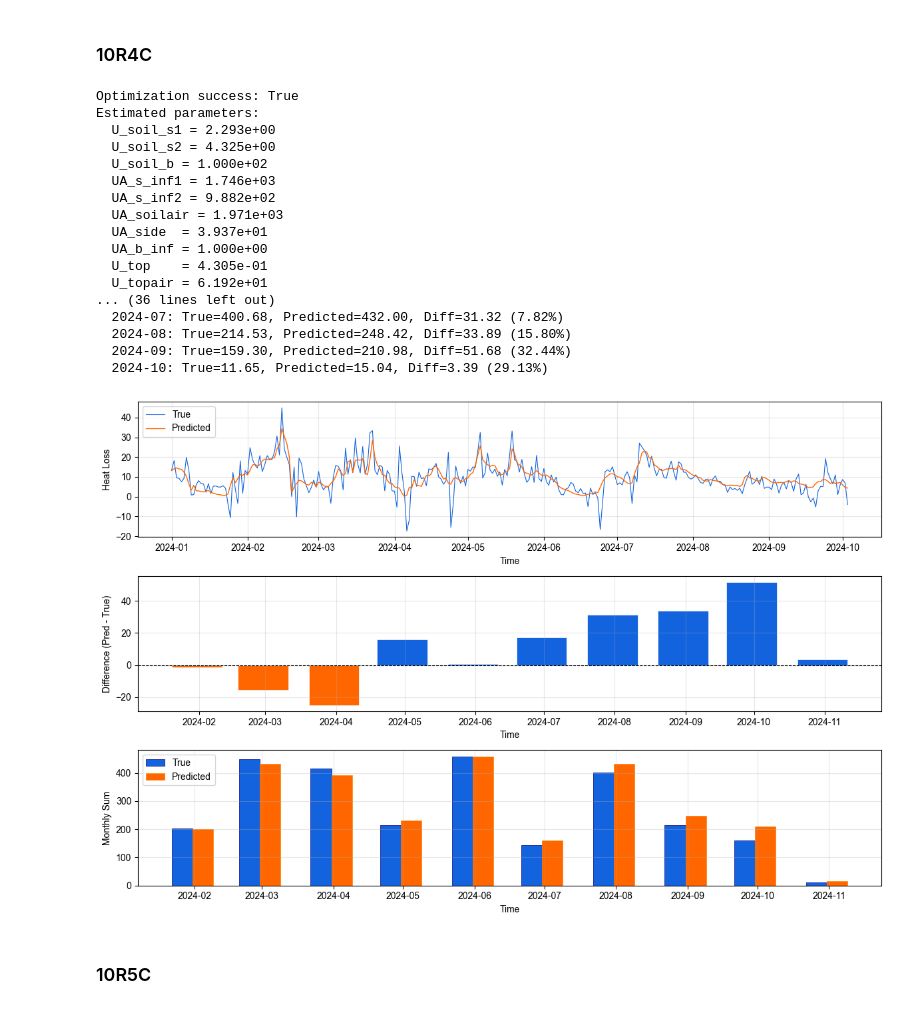
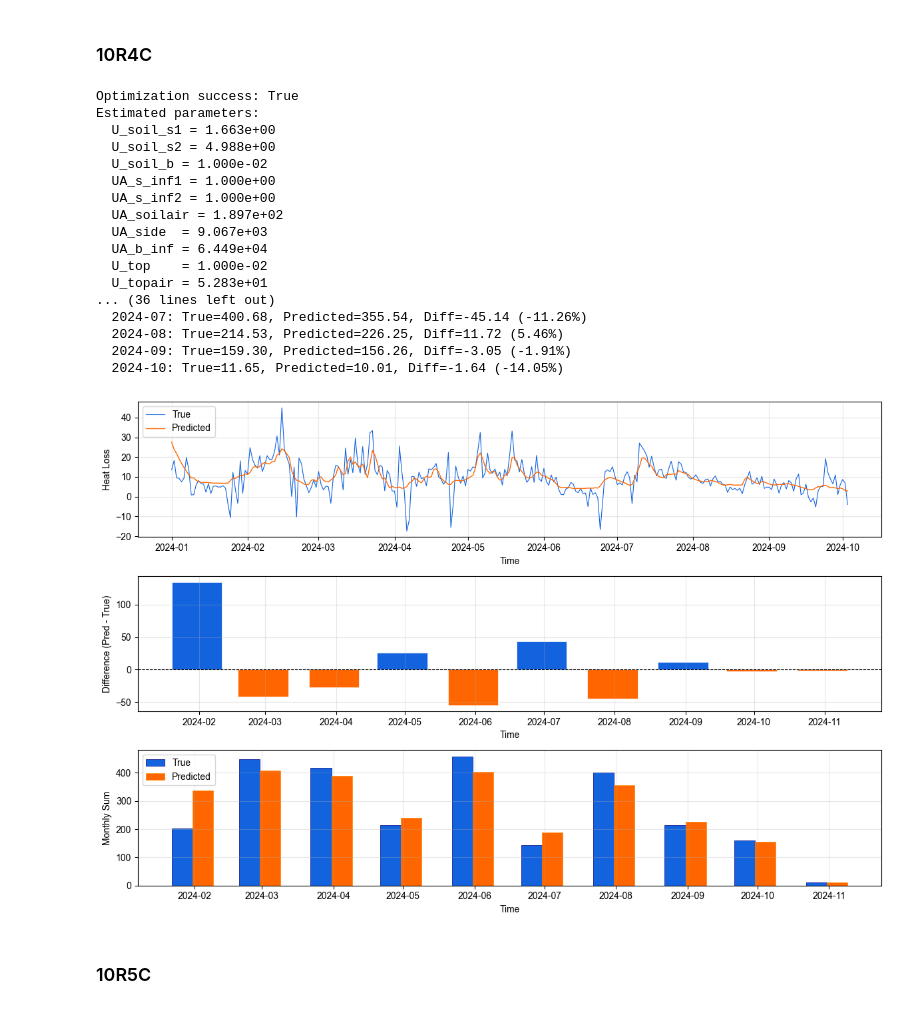
Before and after one commit to chenxie0591/GreyBox-model-heatloss-PTES, a Jupyter notebook: Greybox_heatloss_GitHub.ipynb, the cells around one changed output. Cells and saved outputs as stored; diff of their text form; code cells hidden in the pictures.

```diff
--- a/Greybox_heatloss_GitHub.ipynb
+++ b/Greybox_heatloss_GitHub.ipynb
@@ -21,7 +21,7 @@ set_all_seeds(42)
 # %% [markdown]
 ### (1) load data
 # %%
-df = pd.read_csv('hoje_taastrup_10min.csv',index_col=0)
+df = pd.read_csv('D:/work/PhD/TREASURE/fault-diagnosis/model/data/processed/hoje_taastrup_10min.csv',index_col=0)
 df.index = pd.to_datetime(df.index)
 A_strings = [c for c in df.columns if c.startswith('A')]
 A_strings.sort()
@@ -390,8 +390,8 @@ def state_variable_model(trainx, trainy, testx, testy):
               (0.01,100),      # U_topair
               (1e9,5e12),      # C_s
               (1e7,1e10),      # C_top
-              (5,90),          # Ts0
-              (5,90)]          # Tt0
+              (5,30),          # Ts0
+              (5,30)]          # Tt0
 
 
     lb = [b[0] for b in bounds]
@@ -547,8 +547,8 @@ def state_variable_model(trainx, trainy, testx, testy):
               (0.01,100),     # U_top
               (1e9,5e12),     # C_s
               (1e8,5e11),     # C_b
-              (5,90),         # Ts0
-              (5,90)]         # Tb0
+              (5,30),         # Ts0
+              (5,30)]         # Tb0
 
     lb = [b[0] for b in bounds]
     ub = [b[1] for b in bounds]
@@ -780,9 +780,9 @@ def state_variable_model(trainx, trainy, testx, testy, loss_type='mse'):
               (1e9,5e12),     # C_s
               (1e8,5e11),     # C_b
               (1e7,1e10),     # C_top
-              (5,90),         # Ts0
-              (5,90),         # Tb0
-              (5,90)]         # Tt0
+              (5,30),         # Ts0
+              (5,30),         # Tb0
+              (5,30)]         # Tt0
 
 
     lb = [b[0] for b in bounds]
@@ -970,10 +970,10 @@ def state_variable_model(trainx, trainy, testx, testy):
               (1e9,5e12),     # C_s1
               (1e9,5e12),     # C_s2
               (1e8,5e11),     # C_b
-              (5,90),         # Tt0
-              (5,90),         # Ts1
-              (5,90),         # Ts2
-              (5,90)]         # Tb0
+              (5,30),         # Tt0
+              (5,30),         # Ts1
+              (5,30),         # Ts2
+              (5,30)]         # Tb0
 
 
     lb = [b[0] for b in bounds]
@@ -1003,48 +1003,48 @@ def state_variable_model(trainx, trainy, testx, testy):
 
     calculate_error_statistics(trainy, train_pred, testy, test_pred, model_name='Model')
     plot_compare(testy, test_pred)
 
     results_df = pd.DataFrame({
         'observed': testy,
         'predicted': test_pred
     })
     # results_df.to_csv('10R4C.csv', index=True, index_label='datetime')
 
 
 waterside1 = water.iloc[:,:10].mean(axis=1)
 waterside2 = water.iloc[:,10:].mean(axis=1)
 watertop = water['A_00.25m']
 waterbot = water['A_13.80m']
 
 water_input = pd.concat([watertop,waterbot,waterside1,waterside2,tair],axis=1)
 water_input.columns = ['watertop','waterbot','waterside1','waterside2','Tam']
 
 trainx = water_input[(water_input.index< '2024-07-01')]
 trainy = heat_loss[(heat_loss.index< '2024-07-01')]
 
 testx = water_input
 testy = heat_loss
 
 state_variable_model(trainx, trainy, testx, testy)
 # %% [output]
 Optimization success: True
 Estimated parameters:
-  U_soil_s1 = 2.293e+00
-  U_soil_s2 = 4.325e+00
-  U_soil_b = 1.000e+02
-  UA_s_inf1 = 1.746e+03
-  UA_s_inf2 = 9.882e+02
-  UA_soilair = 1.971e+03
-  UA_side  = 3.937e+01
-  UA_b_inf = 1.000e+00
-  U_top    = 4.305e-01
-  U_topair = 6.192e+01
+  U_soil_s1 = 1.663e+00
+  U_soil_s2 = 4.988e+00
+  U_soil_b = 1.000e-02
+  UA_s_inf1 = 1.000e+00
+  UA_s_inf2 = 1.000e+00
+  UA_soilair = 1.897e+02
+  UA_side  = 9.067e+03
+  UA_b_inf = 6.449e+04
+  U_top    = 1.000e-02
+  U_topair = 5.283e+01
 ... (36 lines left out)
-  2024-07: True=400.68, Predicted=432.00, Diff=31.32 (7.82%)
-  2024-08: True=214.53, Predicted=248.42, Diff=33.89 (15.80%)
-  2024-09: True=159.30, Predicted=210.98, Diff=51.68 (32.44%)
-  2024-10: True=11.65, Predicted=15.04, Diff=3.39 (29.13%)
+  2024-07: True=400.68, Predicted=355.54, Diff=-45.14 (-11.26%)
+  2024-08: True=214.53, Predicted=226.25, Diff=11.72 (5.46%)
+  2024-09: True=159.30, Predicted=156.26, Diff=-3.05 (-1.91%)
+  2024-10: True=11.65, Predicted=10.01, Diff=-1.64 (-14.05%)
-[figure, old version]
+[figure, new version]
 # %% [markdown]
 ### 10R5C
 # %%
```
Also changed, not shown: parts of 5 cells of this notebook.
